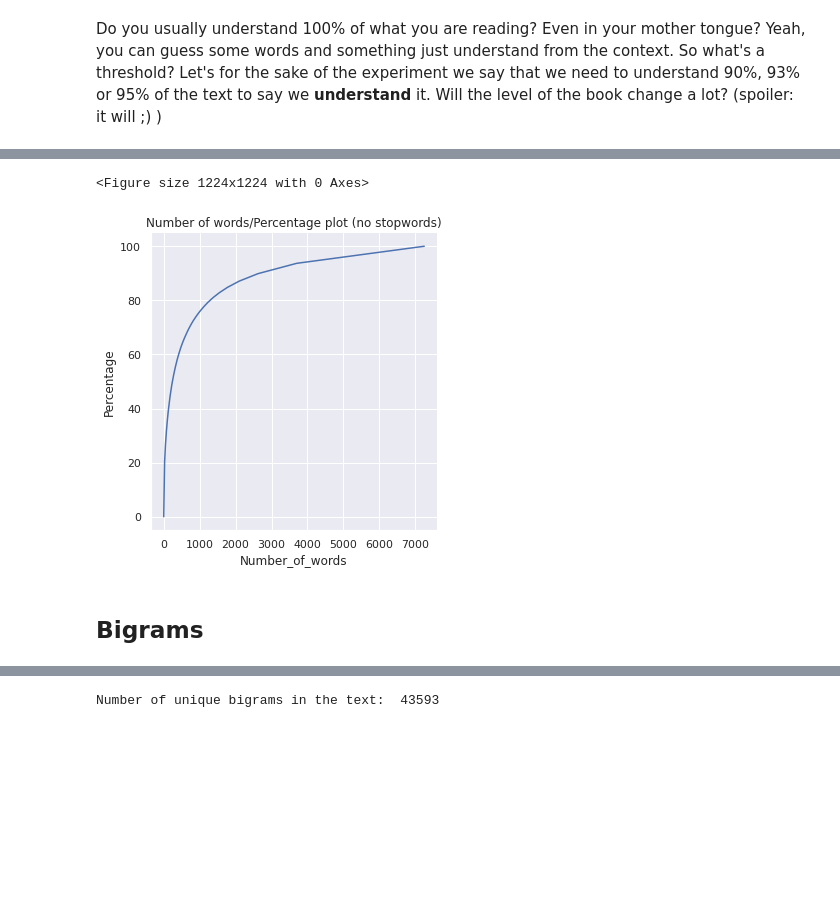
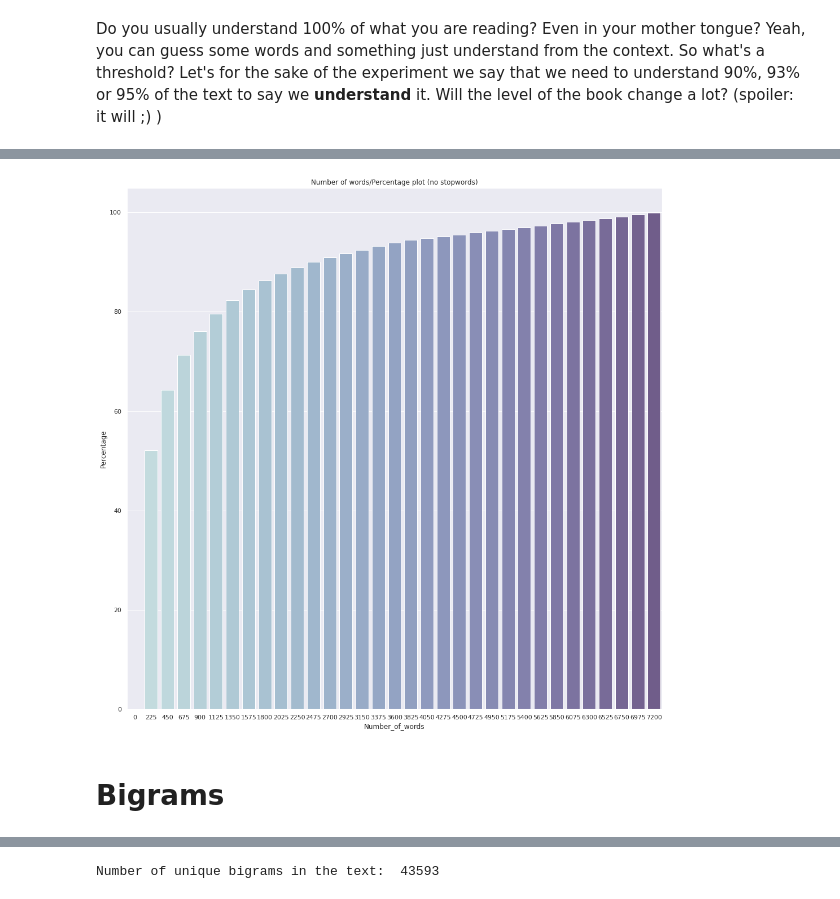
Before and after one commit to tiredwaffle/reader, a Jupyter notebook: books_statistics/harry_potter.ipynb, the cells around one changed output, grey strips where cells are left out. Drawn from its saved outputs; the diff is of its cells as text; code cells hidden in the pictures; blank space fills up the shorter version.

```diff
--- a/books_statistics/harry_potter.ipynb
+++ b/books_statistics/harry_potter.ipynb
@@ -45,0 +51,6 @@ Number of unique lemms in the text:  7412
+# %%
+i = 0
+zipf_plot = []
+for row in words_lemma_df.iterrows():
+  zipf_plot += [[i, row[1].freq]]
+  i+=1
@@ -214,13 +236,10 @@ counts_no_stopwords = count_percents(words_lemma_no_stopword_df, num_lemma_no_st
 # %%
-fig = plt.figure()
-ax = sns.relplot(x = 'Number_of_words', y = 'Percentage', kind="line", data=pd.DataFrame(counts_no_stopwords, columns = ['Number_of_words', 'Percentage']))
-plt.title('Number of words/Percentage plot (no stopwords)')
-plt.show()
+sns.set(rc={'figure.figsize':(17,17)})
+sns.barplot(x = 'Number_of_words', y = 'Percentage', data=pd.DataFrame(counts_no_stopwords[::9], columns = ['Number_of_words', 'Percentage']), palette = sns.cubehelix_palette(50, start=.75, rot=-.5)).set_title('Number of words/Percentage plot (no stopwords)');
 # %% [output]
-<Figure size 1224x1224 with 0 Axes>
-[figure, old version]
+[figure, new version]
 # %% [markdown]
-## Bigrams
+# Bigrams
 # %%
 import nltk
 from nltk import word_tokenize
```
Also changed, not shown: parts of 34 cells of this notebook.
